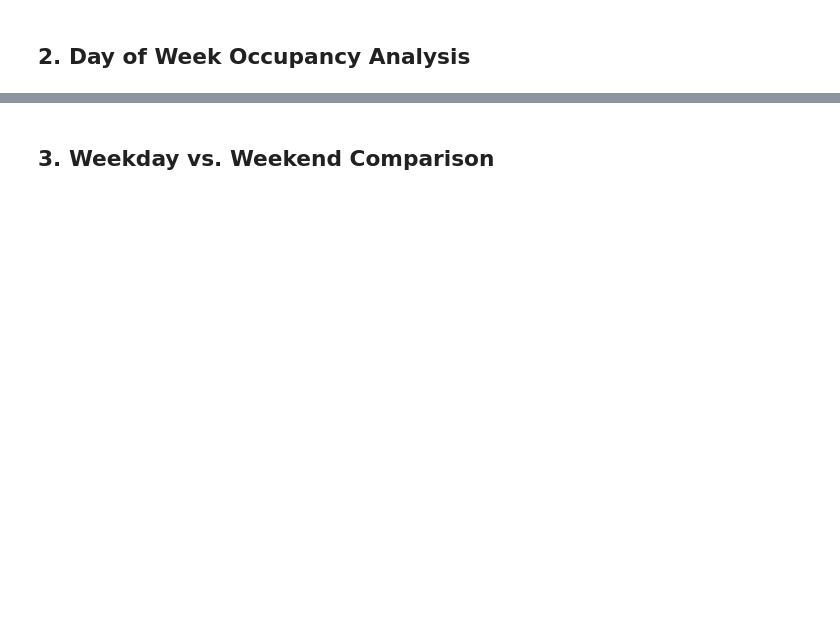
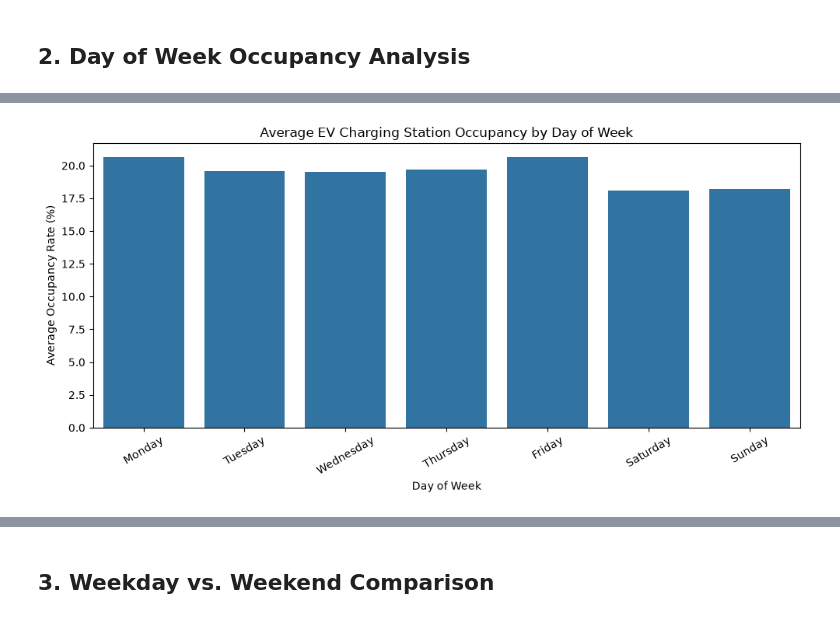
Before and after one commit to sametsav/VoltAhead, a Jupyter notebook: notebooks/03_charging_patterns.ipynb, the cells around one changed output, grey strips where cells are left out. Saved outputs shown, nothing was run; the diff lists cells and outputs as text; code cells hidden in the pictures; blank space fills up the shorter version.

```diff
--- a/notebooks/03_charging_patterns.ipynb
+++ b/notebooks/03_charging_patterns.ipynb
@@ -50,0 +249,23 @@ Output folders are ready!
+# %%
+plt.figure(figsize=(10, 5))
+
+sns.barplot(
+    x=daily_results["Day"],
+    y=daily_results["Average Occupancy (%)"]
+)
+
+plt.title("Average EV Charging Station Occupancy by Day of Week")
+plt.xlabel("Day of Week")
+plt.ylabel("Average Occupancy Rate (%)")
+plt.xticks(rotation=30)
+plt.tight_layout()
+
+plt.savefig(
+    FIGURES_DIR / "daily_occupancy.png",
+    dpi=300,
+    bbox_inches="tight"
+)
+
+plt.show()
+# %% [output]
+[figure, added]
```
Also changed, not shown: parts of 33 cells of this notebook, 16 other files.
